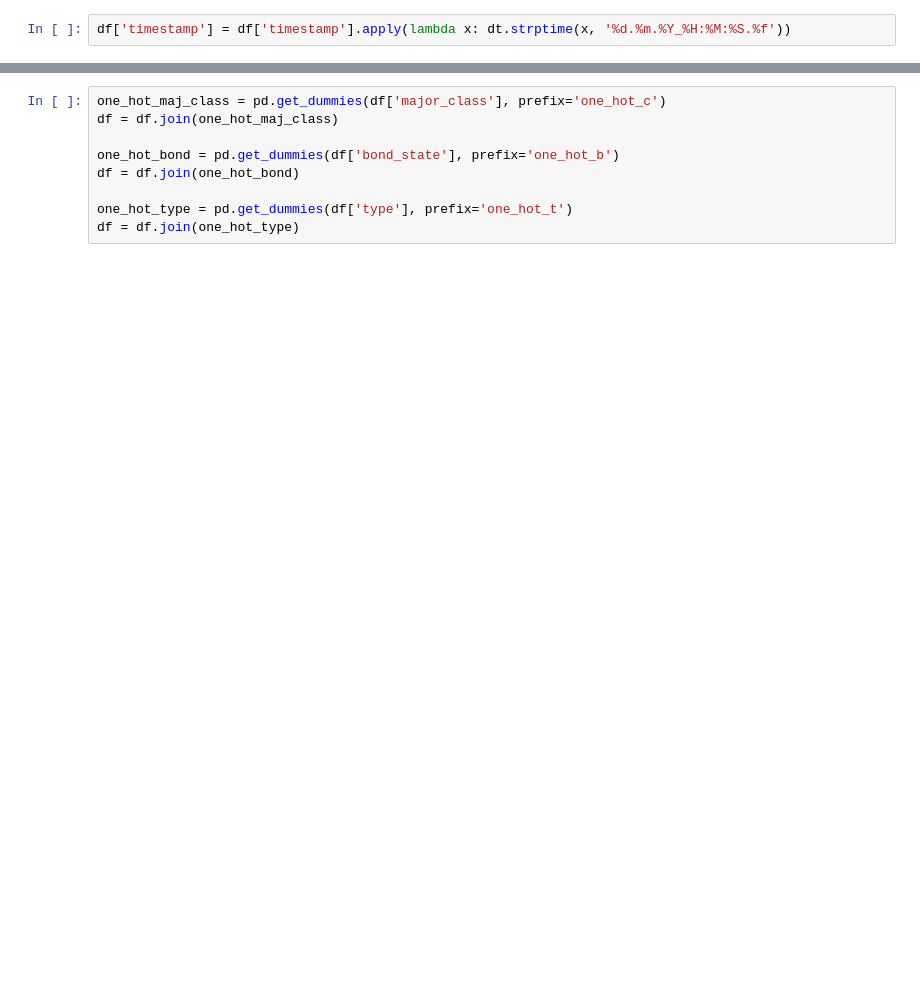
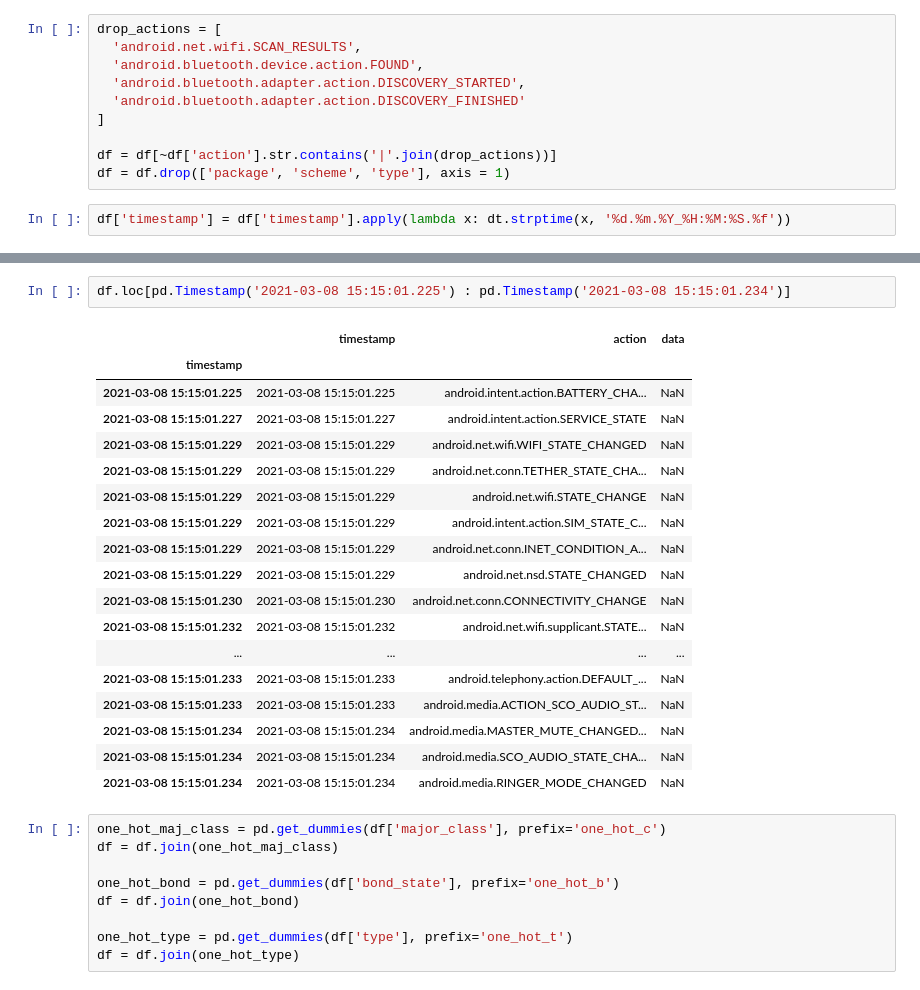
Before and after one commit to yerseg/profiling_data_learning, a Jupyter notebook: src/broadcasts_processing.ipynb, the cells around one changed output, grey strips where cells are left out. Saved outputs shown, nothing was run; the diff lists cells and outputs as text; blank space fills up the shorter version.

```diff
--- a/src/broadcasts_processing.ipynb
+++ b/src/broadcasts_processing.ipynb
@@ -40,2 +38,12 @@ memory usage: 6.4+ MB
+# %%
+drop_actions = [
+  'android.net.wifi.SCAN_RESULTS',
+  'android.bluetooth.device.action.FOUND',
+  'android.bluetooth.adapter.action.DISCOVERY_STARTED',
+  'android.bluetooth.adapter.action.DISCOVERY_FINISHED'
+]
+
+df = df[~df['action'].str.contains('|'.join(drop_actions))]
+df = df.drop(['package', 'scheme', 'type'], axis = 1)
 # %%
 df['timestamp'] = df['timestamp'].apply(lambda x: dt.strptime(x, '%d.%m.%Y_%H:%M:%S.%f'))
@@ -42,3 +117,24 @@ df['timestamp'] = df['timestamp'].apply(lambda x: dt.strptime(x, '%d.%m.%Y_%H:%M
+# %%
+df.loc[pd.Timestamp('2021-03-08 15:15:01.225') : pd.Timestamp('2021-03-08 15:15:01.234')]
+# %% [output]
+|  | timestamp | action | data |
+| timestamp |  |  |  |
+| 2021-03-08 15:15:01.225 | 2021-03-08 15:15:01.225 | android.intent.action.BATTERY_CHA... | NaN |
+| 2021-03-08 15:15:01.227 | 2021-03-08 15:15:01.227 | android.intent.action.SERVICE_STATE | NaN |
+| 2021-03-08 15:15:01.229 | 2021-03-08 15:15:01.229 | android.net.wifi.WIFI_STATE_CHANGED | NaN |
+| 2021-03-08 15:15:01.229 | 2021-03-08 15:15:01.229 | android.net.conn.TETHER_STATE_CHA... | NaN |
+| 2021-03-08 15:15:01.229 | 2021-03-08 15:15:01.229 | android.net.wifi.STATE_CHANGE | NaN |
+| 2021-03-08 15:15:01.229 | 2021-03-08 15:15:01.229 | android.intent.action.SIM_STATE_C... | NaN |
+| 2021-03-08 15:15:01.229 | 2021-03-08 15:15:01.229 | android.net.conn.INET_CONDITION_A... | NaN |
+| 2021-03-08 15:15:01.229 | 2021-03-08 15:15:01.229 | android.net.nsd.STATE_CHANGED | NaN |
+| 2021-03-08 15:15:01.230 | 2021-03-08 15:15:01.230 | android.net.conn.CONNECTIVITY_CHANGE | NaN |
+| 2021-03-08 15:15:01.232 | 2021-03-08 15:15:01.232 | android.net.wifi.supplicant.STATE... | NaN |
+| ... | ... | ... | ... |
+| 2021-03-08 15:15:01.233 | 2021-03-08 15:15:01.233 | android.telephony.action.DEFAULT_... | NaN |
+| 2021-03-08 15:15:01.233 | 2021-03-08 15:15:01.233 | android.media.ACTION_SCO_AUDIO_ST... | NaN |
+| 2021-03-08 15:15:01.234 | 2021-03-08 15:15:01.234 | android.media.MASTER_MUTE_CHANGED... | NaN |
+| 2021-03-08 15:15:01.234 | 2021-03-08 15:15:01.234 | android.media.SCO_AUDIO_STATE_CHA... | NaN |
+| 2021-03-08 15:15:01.234 | 2021-03-08 15:15:01.234 | android.media.RINGER_MODE_CHANGED | NaN |
 # %%
 one_hot_maj_class = pd.get_dummies(df['major_class'], prefix='one_hot_c')
 df = df.join(one_hot_maj_class)
```
Also changed, not shown: parts of 13 cells of this notebook, 1 other file.
